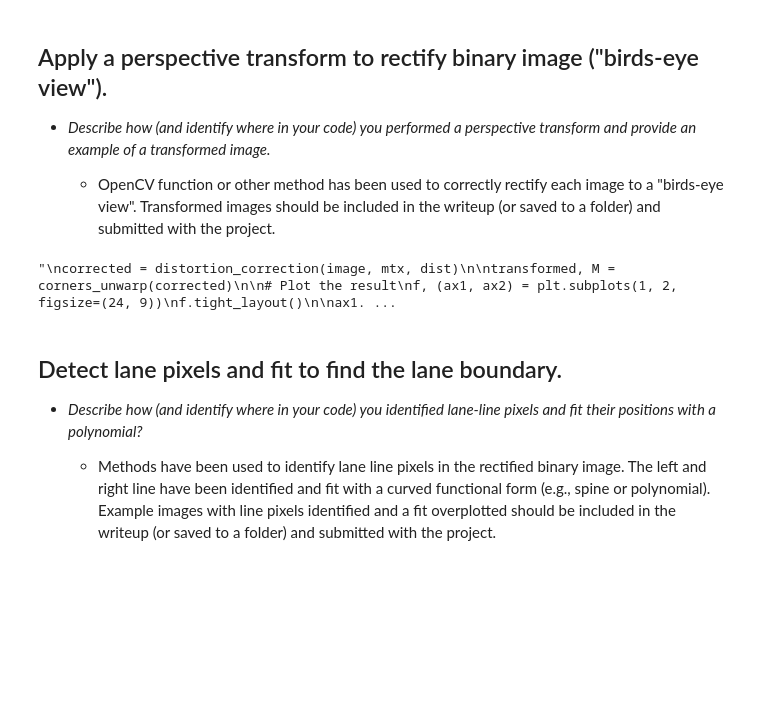
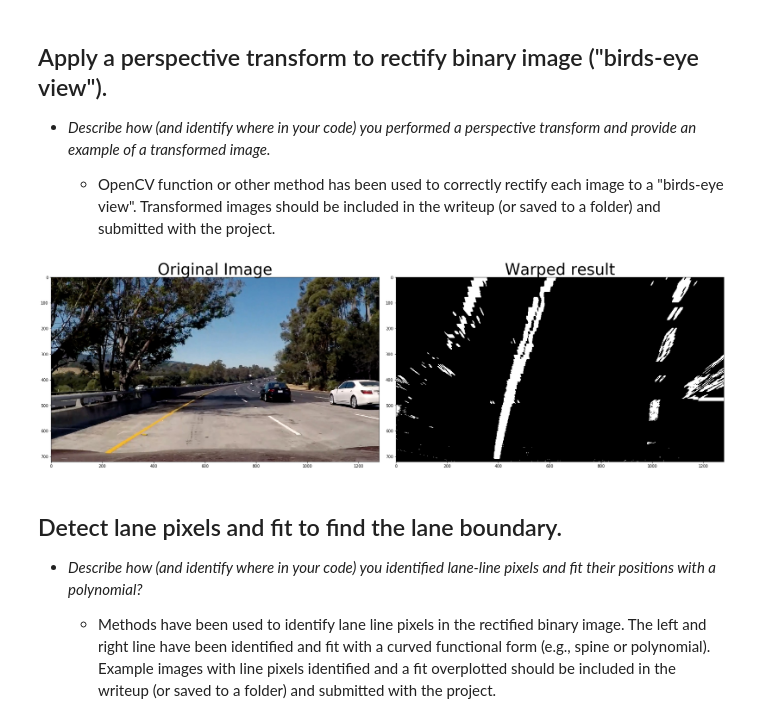
Before and after one commit to martinploom/Self_driving_car_nd_project_4, a Jupyter notebook: Advanced_Lane_Finding.ipynb, the cells around one changed output. Drawn from its saved outputs; the diff is of its cells as text; code cells hidden in the pictures; blank space fills up the shorter version.

```diff
--- a/Advanced_Lane_Finding.ipynb
+++ b/Advanced_Lane_Finding.ipynb
@@ -390,34 +419,0 @@ plt.subplots_adjust(left=0., right=1, top=0.9, bottom=0.)
-# %%
-import pickle
-
-dist_pickle = pickle.load(open("./camera_cal/calibration_pickle.p", "rb"))
-mtx = dist_pickle["mtx"]
-dist = dist_pickle["dist"]
-
-#fname = './test_images/straight_lines1.jpg'
-#fname = './test_images/straight_lines2.jpg'
-#fname = './test_images/test1.jpg'
-#fname = './test_images/test2.jpg'
-#fname = './test_images/test3.jpg'
-fname = './test_images/test4.jpg'
-#fname = './test_images/test5.jpg'
-#fname = './test_images/test6.jpg'
-image = cv2.imread(fname) # BGR image
-image = cv2.cvtColor(image, cv2.COLOR_BGR2RGB)
-
-undist = distortion_correction(image, mtx, dist)
-
-result = pipeline(undist)
-
-warped, M, Minv = corners_unwarp(result)
-
-# Plot the result
-f, (ax1, ax2) = plt.subplots(1, 2, figsize=(24, 9))
-f.tight_layout()
-
-ax1.imshow(image)
-ax1.set_title('Original Image', fontsize=40)
-
-ax2.imshow(result, cmap = 'gray')
-ax2.set_title('Warped result', fontsize=40)
-plt.subplots_adjust(left=0., right=1, top=0.9, bottom=0.)
@@ -514,39 +600,38 @@ def corners_unwarp(img):
     DR_dst = [950, 719]
     DL_dst = [328, 719]
 
     # For destination points, I'm arbitrarily choosing some points to be
     # a nice fit for displaying our warped result
     # again, not exact, but close enough for our purposes
     dst = np.float32([UL_dst, UR_dst, DR_dst, DL_dst])
 
     # Given src and dst points, calculate the perspective transform matrix
     M = cv2.getPerspectiveTransform(src, dst)
 
     Minv = cv2.getPerspectiveTransform(dst, src)
     # Warp the image using OpenCV warpPerspective()
     warped = cv2.warpPerspective(img, M, img_size)
 
     # Return the resulting image and matrix
     return warped, M, Minv
 
-"""
-corrected = distortion_correction(image, mtx, dist)
 
-transformed, M = corners_unwarp(corrected)
+#corrected = distortion_correction(img, mtx, dist)
+
+transformed, M, Minv = corners_unwarp(result)
 
 # Plot the result
 f, (ax1, ax2) = plt.subplots(1, 2, figsize=(24, 9))
 f.tight_layout()
 
 ax1.imshow(image)
 ax1.set_title('Original Image', fontsize=40)
 
-ax2.imshow(transformed)
+ax2.imshow(transformed, cmap = 'gray')
 ax2.set_title('Warped result', fontsize=40)
 plt.subplots_adjust(left=0., right=1, top=0.9, bottom=0.)
-"""
 # %% [output]
-"\ncorrected = distortion_correction(image, mtx, dist)\n\ntransformed, M = corners_unwarp(corrected)\n\n# Plot the result\nf, (ax1, ax2) = plt.subplots(1, 2, figsize=(24, 9))\nf.tight_layout()\n\nax1. ...
+[figure, added]
 # %% [markdown]
 ## Detect lane pixels and fit to find the lane boundary.
 
```
Also changed, not shown: parts of 16 cells of this notebook, 2 other files.
